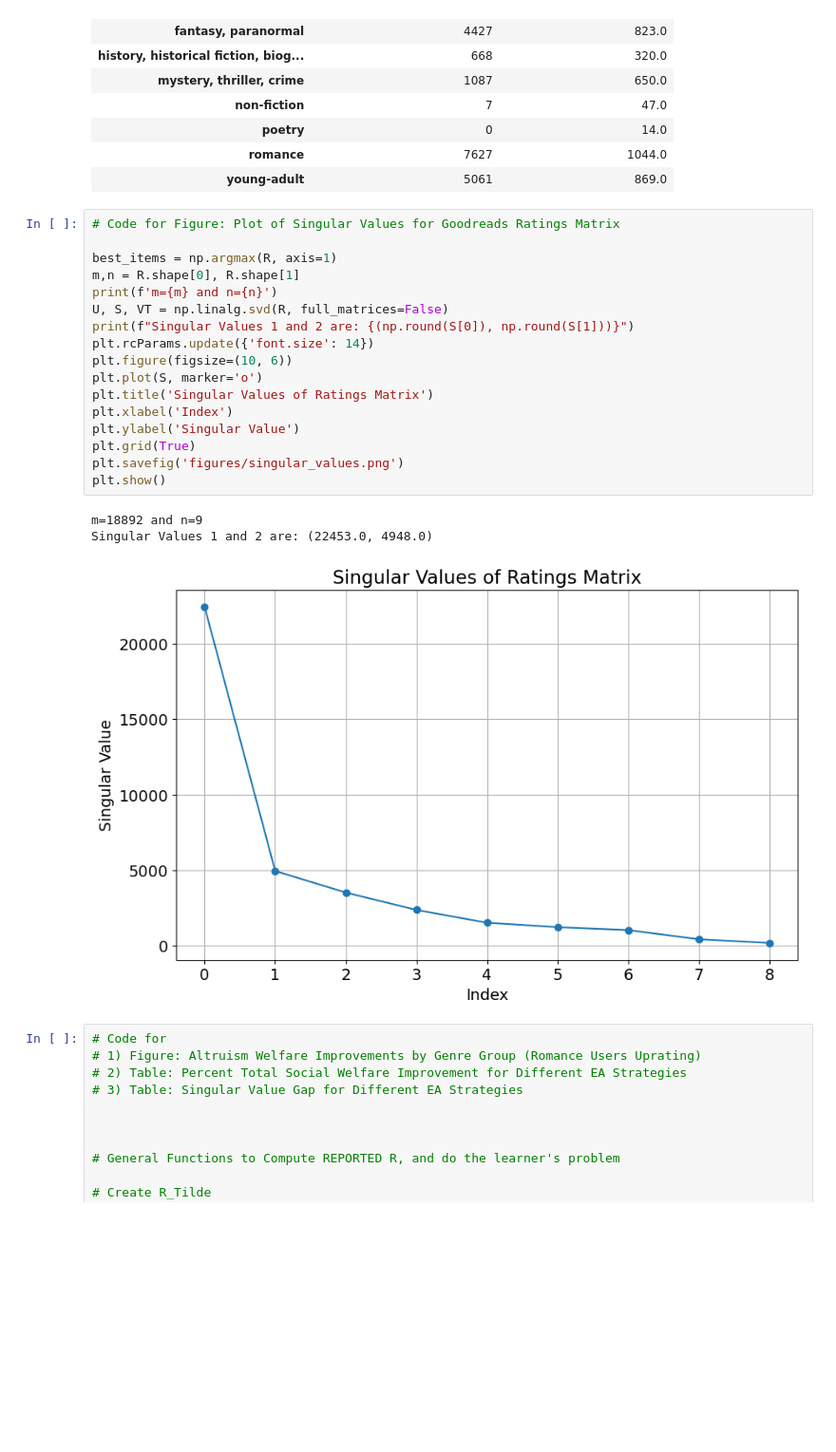
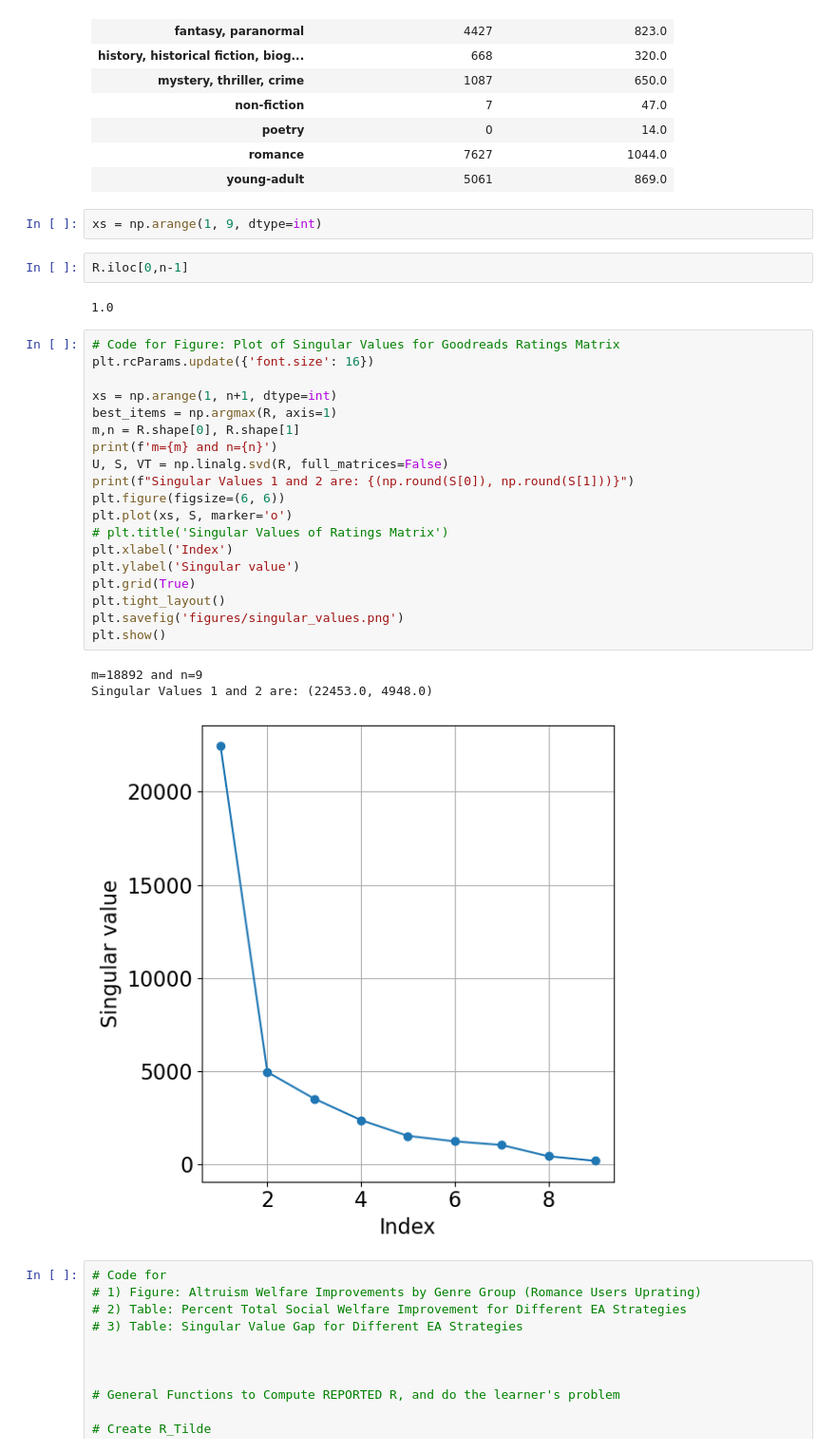
Before and after one commit to mckitch24/recsys, a Jupyter notebook: goodreads_simulations.ipynb, the cells around one changed output. Shown at 95% size. Drawn from its saved outputs; the diff is of its cells as text; blank space fills up the shorter version.

```diff
--- a/goodreads_simulations.ipynb
+++ b/goodreads_simulations.ipynb
@@ -127,27 +127,35 @@ summary_df
 | poetry | 0 | 14.0 |
 | romance | 7627 | 1044.0 |
 | young-adult | 5061 | 869.0 |
+# %%
+xs = np.arange(1, 9, dtype=int)
+# %%
+R.iloc[0,n-1]
+# %% [output]
+1.0
 # %%
 # Code for Figure: Plot of Singular Values for Goodreads Ratings Matrix
+plt.rcParams.update({'font.size': 16})
 
+xs = np.arange(1, n+1, dtype=int)
 best_items = np.argmax(R, axis=1)
 m,n = R.shape[0], R.shape[1]
 print(f'm={m} and n={n}')
 U, S, VT = np.linalg.svd(R, full_matrices=False)
 print(f"Singular Values 1 and 2 are: {(np.round(S[0]), np.round(S[1]))}")
-plt.rcParams.update({'font.size': 14})
-plt.figure(figsize=(10, 6))
-plt.plot(S, marker='o')
-plt.title('Singular Values of Ratings Matrix')
+plt.figure(figsize=(6, 6))
+plt.plot(xs, S, marker='o')
+# plt.title('Singular Values of Ratings Matrix')
 plt.xlabel('Index')
-plt.ylabel('Singular Value')
+plt.ylabel('Singular value')
 plt.grid(True)
+plt.tight_layout()
 plt.savefig('figures/singular_values.png')
 plt.show()
 # %% [output]
 m=18892 and n=9
 Singular Values 1 and 2 are: (22453.0, 4948.0)
-[figure, old version]
+[figure, new version]
 # %%
 # Code for
 # 1) Figure: Altruism Welfare Improvements by Genre Group (Romance Users Uprating)
```
Also changed, not shown: 5 other files.
